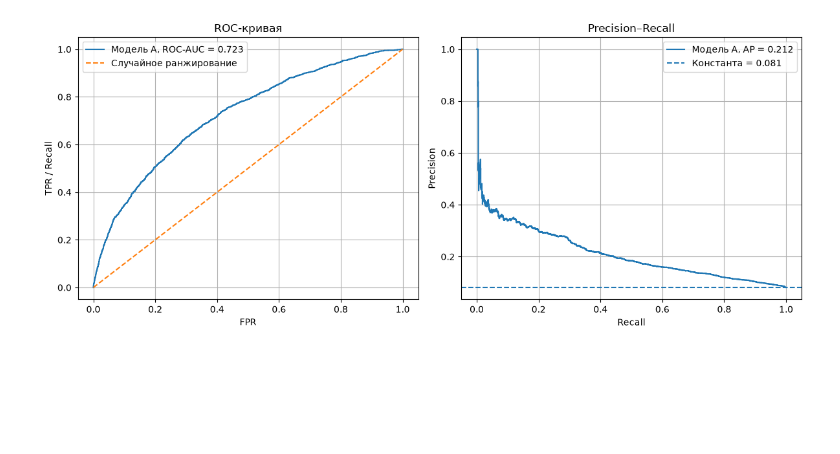
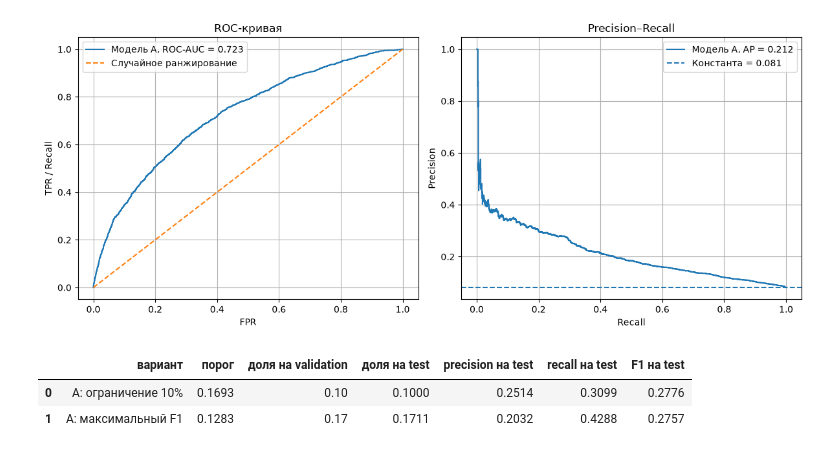
Before and after one commit to MikhailGeras/module0, a Jupyter notebook: ДЗ3.ipynb, the cells around one changed output. Saved outputs shown, nothing was run; the diff lists cells and outputs as text; code cells hidden in the pictures; blank space fills up the shorter version.

Commit message:
ДЗ3: выбрать пороги модели A на validation

```diff
--- a/ДЗ3.ipynb
+++ b/ДЗ3.ipynb
@@ -205,0 +254,22 @@ plt.show()
+# %%
+threshold_a_capacity = threshold_for_capacity(p_val_a)
+threshold_a_f1 = threshold_for_best_f1(y_val, p_val_a)
+
+threshold_a_table = pd.DataFrame([
+    threshold_results(
+        y_val, p_val_a, y_test, p_test_a,
+        threshold_a_capacity,
+        "A: ограничение 10%",
+    ),
+    threshold_results(
+        y_val, p_val_a, y_test, p_test_a,
+        threshold_a_f1,
+        "A: максимальный F1",
+    ),
+])
+
+display(threshold_a_table.round(4))
+# %% [output]
+|  | вариант | порог | доля на validation | доля на test | precision на test | recall на test | F1 на test |
+| 0 | A: ограничение 10% | 0.1693 | 0.10 | 0.1000 | 0.2514 | 0.3099 | 0.2776 |
+| 1 | A: максимальный F1 | 0.1283 | 0.17 | 0.1711 | 0.2032 | 0.4288 | 0.2757 |
```
Also changed, not shown: parts of 2 cells of this notebook.
